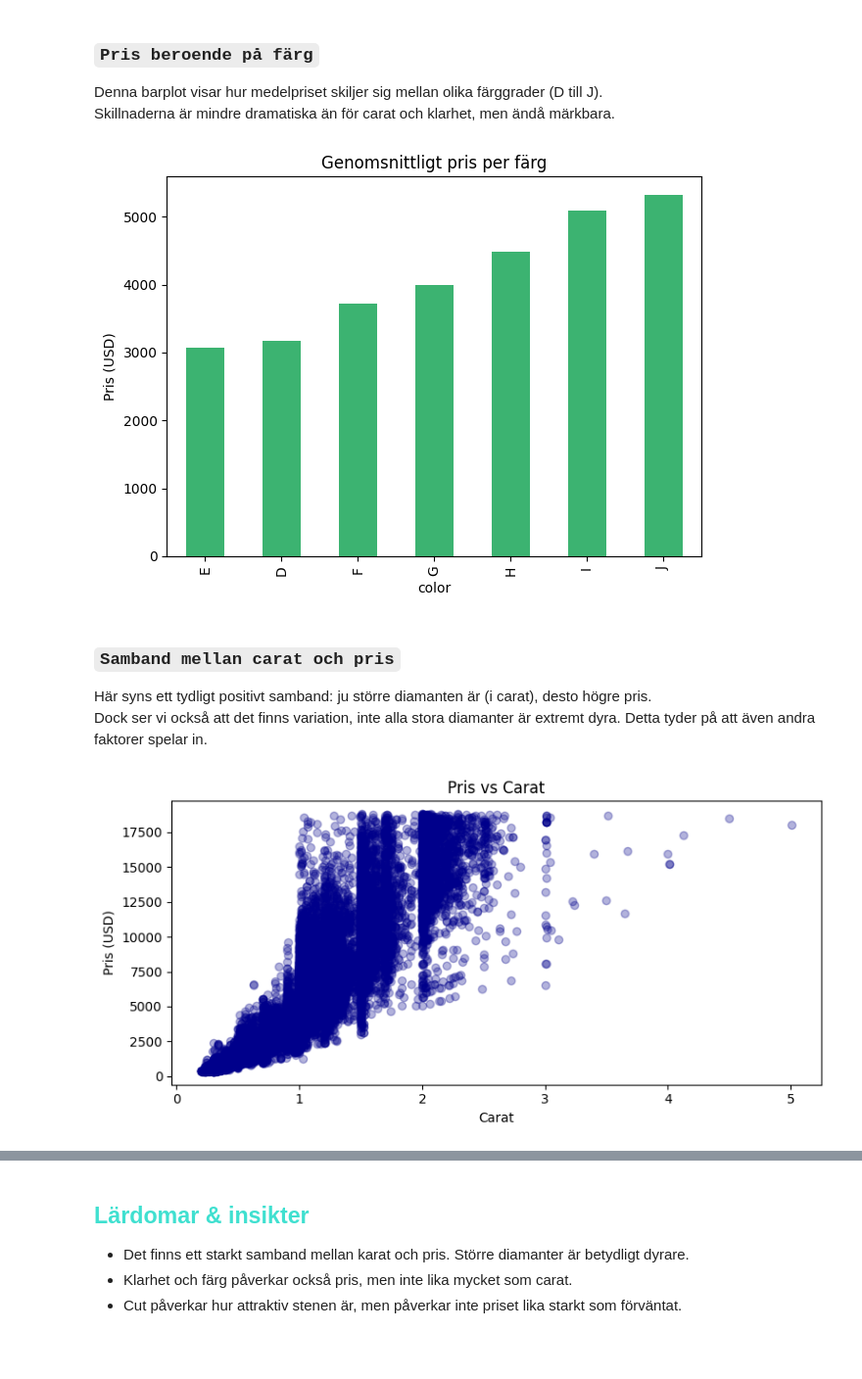
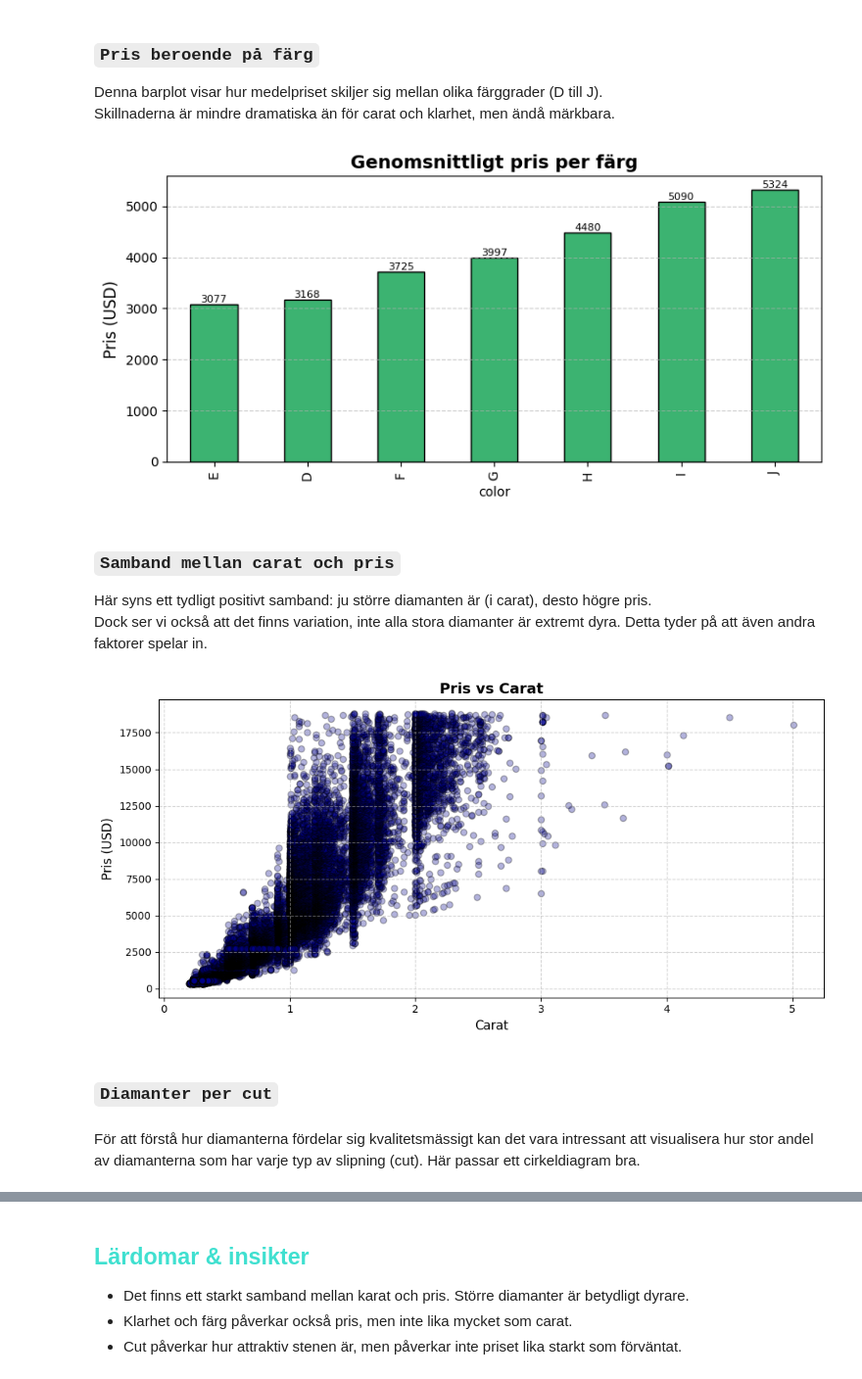
Before and after one commit to ecthelionofthefountain-510/python_kunskapskontroll, a Jupyter notebook: part_2.ipynb, the cells around one changed output, grey strips where cells are left out. Shown at 98% size. Cells and saved outputs as stored; diff of their text form; code cells hidden in the pictures; blank space fills up the shorter version.

```diff
--- a/part_2.ipynb
+++ b/part_2.ipynb
@@ -58,12 +60,17 @@ Eftersom fysiska diamanter inte kan ha 0 i längd, bredd eller djup undersöker
 
 Vi filtrerar bort alla rader där någon av dessa dimensioner är noll.
 # %%
-# Visar hur många rader det finns som har ogiltiga mått (existerar helt enkelt inte)
-invalid_rows  = df[(df['x'] == 0) | (df['y'] == 0) | (df['z'] == 0)]
-print(f"Antal ogiltiga rader (x, y eller z = 0): {len(invalid_rows)}")
+# Visar hur många rader det finns som har ogiltiga eller orimliga mått
+invalid_rows = df[
+    (df['x'] <= 0) |
+    (df['y'] <= 0) | (df['y'] > 30) |
+    (df['z'] <= 0) | (df['z'] > 30)
+]
+
+print(f"Antal ogiltiga rader (x, y eller z <= 0 eller y/z > 30): {len(invalid_rows)}")
 
 # Tvätta datan. Behåller bara raderna med giltiga mått.
-df_clean = df[(df['x'] > 0) & (df['y'] > 0) & (df['z'] > 0)].copy()
+df_clean = df[(df['x'] > 0) & (df['y'] > 0) & (df['y'] < 30) & (df['z'] > 0) & (df['z'] < 30)].copy()
 
 print(f"Antar rader före städning: {len(df)}")
 print(f"Antal rader efter städning: {len(df_clean)}")
@@ -141,9 +162,13 @@ Priset ökar tydligt med carat. Denna plot visar att större stenar har ett bety
 Det är därför viktigt att väga in storlek vid investeringsbeslut.
 # %%
 df_clean['carat_group'] = pd.cut(df_clean['carat'], bins=[0, 0.5, 1, 1.5, 2, 5], labels=['0-0.5', '0.5-1', '1-1.5', '1.5-2', '2-5'])
-df_clean.groupby('carat_group', observed=True)['price'].mean().plot(kind='bar', color='lightcoral')
-plt.title('Genomsnittligt pris per karatgrupp')
-plt.ylabel('Pris (USD)')
+ax = df_clean.groupby('carat_group', observed=True)['price'].mean().plot(
+    kind='bar', color='lightcoral', edgecolor='black', figsize=(8, 4))
+ax.set_title('Genomsnittligt pris per karatgrupp', fontsize=14, fontweight='bold')
+ax.set_ylabel('Pris (USD)', fontsize=12)
+ax.grid(axis='y', linestyle='--', alpha=0.6)
+for container in ax.containers:
+    ax.bar_label(container, fmt='%.0f', fontsize=8)
 plt.tight_layout()
 plt.show()
 # %% [output]
@@ -154,25 +179,34 @@ plt.show()
 Denna barplot visar hur medelpriset skiljer sig mellan olika färggrader (D till J).
 Skillnaderna är mindre dramatiska än för carat och klarhet, men ändå märkbara.
 # %%
-df_clean.groupby('color')['price'].mean().sort_values().plot(kind='bar', color='mediumseagreen')
-plt.title('Genomsnittligt pris per färg')
-plt.ylabel('Pris (USD)')
+ax = df_clean.groupby('color')['price'].mean().sort_values().plot(
+    kind='bar', color='mediumseagreen', edgecolor='black', figsize=(8, 4))
+ax.set_title('Genomsnittligt pris per färg', fontsize=14, fontweight='bold')
+ax.set_ylabel('Pris (USD)', fontsize=12)
+ax.grid(axis='y', linestyle='--', alpha=0.6)
+for container in ax.containers:
+    ax.bar_label(container, fmt='%.0f', fontsize=8)
 plt.tight_layout()
 plt.show()
 # %% [output]
-[figure, old version]
+[figure, new version]
 # %% [markdown]
 ### `Samband mellan carat och pris`
 
 Här syns ett tydligt positivt samband: ju större diamanten är (i carat), desto högre pris.
 Dock ser vi också att det finns variation, inte alla stora diamanter är extremt dyra. Detta tyder på att även andra faktorer spelar in.
 # %%
-plt.figure(figsize=(8, 4))
-plt.scatter(df_clean['carat'], df_clean['price'], alpha=0.3, color='darkblue')
-plt.title('Pris vs Carat')
-plt.xlabel('Carat')
-plt.ylabel('Pris (USD)')
+plt.figure(figsize=(10, 5))
+plt.scatter(df_clean['carat'], df_clean['price'], alpha=0.3, color='darkblue', edgecolors='k')
+plt.title('Pris vs Carat', fontsize=14, fontweight='bold')
+plt.xlabel('Carat', fontsize=12)
+plt.ylabel('Pris (USD)', fontsize=12)
+plt.grid(True, linestyle='--', alpha=0.6)
 plt.tight_layout()
 plt.show()
 # %% [output]
-[figure, old version]
+[figure, new version]
+# %% [markdown]
+### `Diamanter per cut`
+# %% [markdown]
+För att förstå hur diamanterna fördelar sig kvalitetsmässigt kan det vara intressant att visualisera hur stor andel av diamanterna som har varje typ av slipning (cut). Här passar ett cirkeldiagram bra.
```
Also changed, not shown: parts of 8 cells of this notebook, 4 other files.
